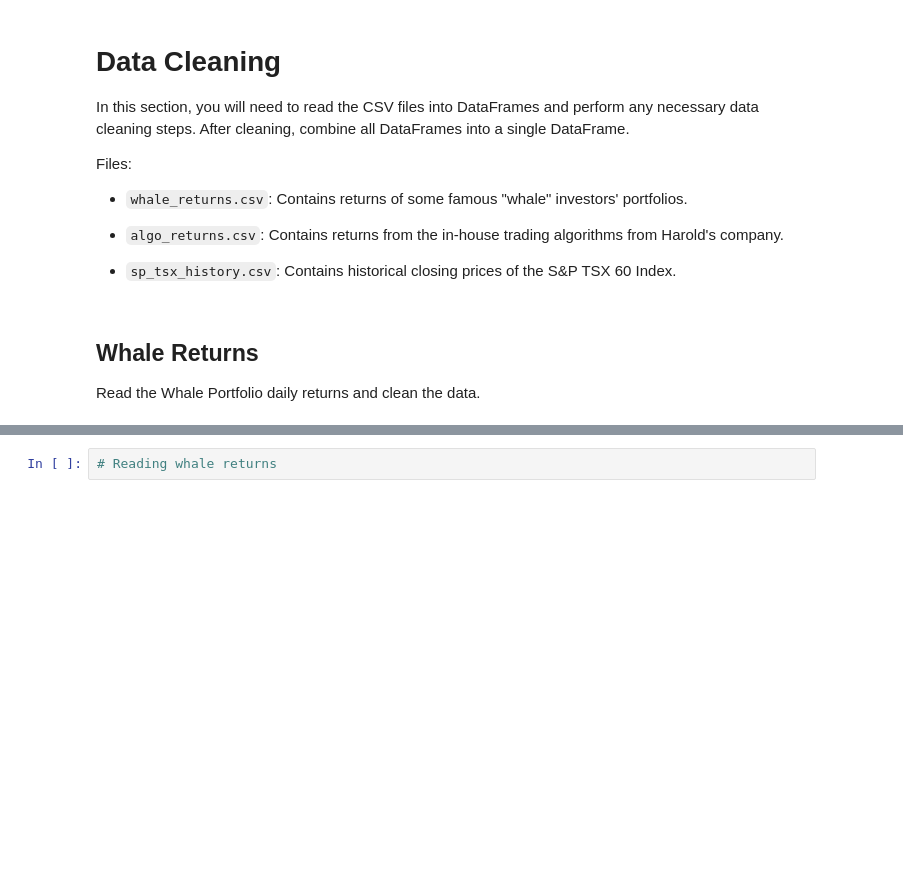
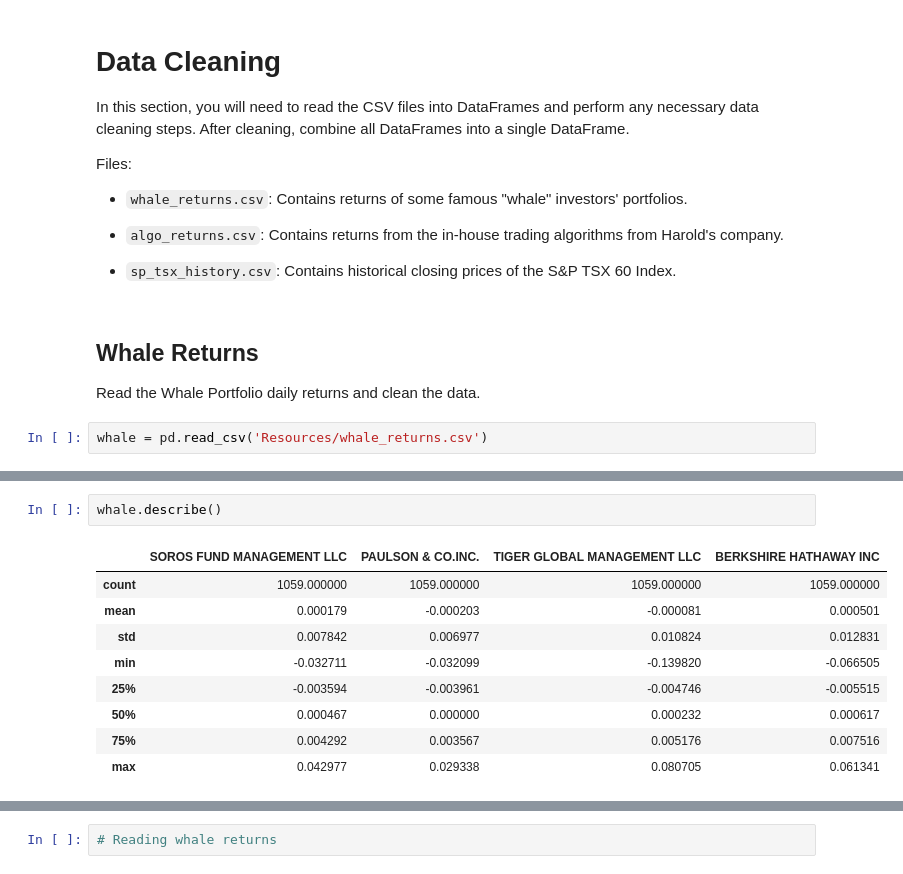
Before and after one commit to wkssm18/whale_portfolio_analysis, a Jupyter notebook: whale_analysis.ipynb, the cells around one changed output, grey strips where cells are left out. Cells and saved outputs as stored; diff of their text form; blank space fills up the shorter version.

```diff
--- a/whale_analysis.ipynb
+++ b/whale_analysis.ipynb
@@ -27,3 +27,5 @@ Files:
 ## Whale Returns
 
 Read the Whale Portfolio daily returns and clean the data.
+# %%
+whale = pd.read_csv('Resources/whale_returns.csv')
@@ -29,0 +47,12 @@ Read the Whale Portfolio daily returns and clean the data.
+# %%
+whale.describe()
+# %% [output]
+|  | SOROS FUND MANAGEMENT LLC | PAULSON & CO.INC. | TIGER GLOBAL MANAGEMENT LLC | BERKSHIRE HATHAWAY INC |
+| count | 1059.000000 | 1059.000000 | 1059.000000 | 1059.000000 |
+| mean | 0.000179 | -0.000203 | -0.000081 | 0.000501 |
+| std | 0.007842 | 0.006977 | 0.010824 | 0.012831 |
+| min | -0.032711 | -0.032099 | -0.139820 | -0.066505 |
+| 25% | -0.003594 | -0.003961 | -0.004746 | -0.005515 |
+| 50% | 0.000467 | 0.000000 | 0.000232 | 0.000617 |
+| 75% | 0.004292 | 0.003567 | 0.005176 | 0.007516 |
+| max | 0.042977 | 0.029338 | 0.080705 | 0.061341 |
```
Also changed, not shown: parts of 26 cells of this notebook, 1 other file.
